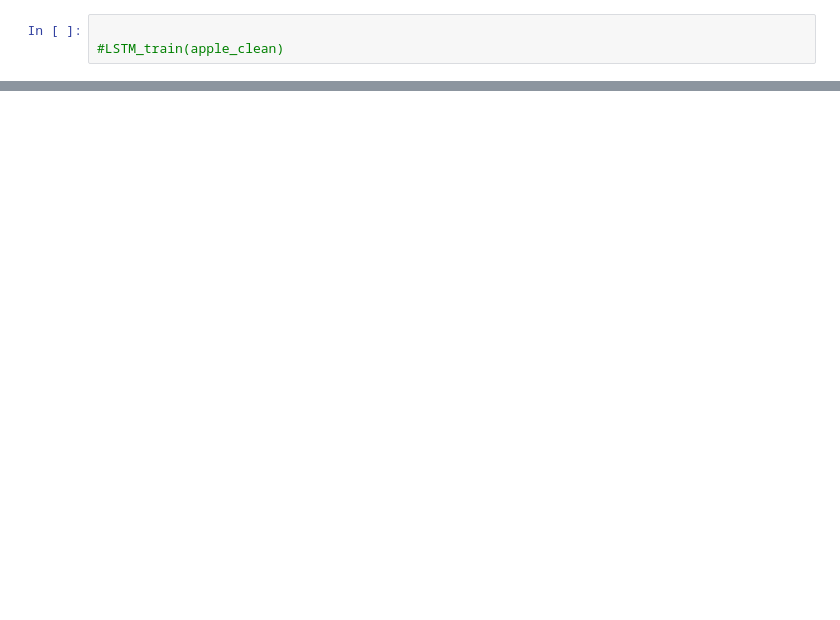
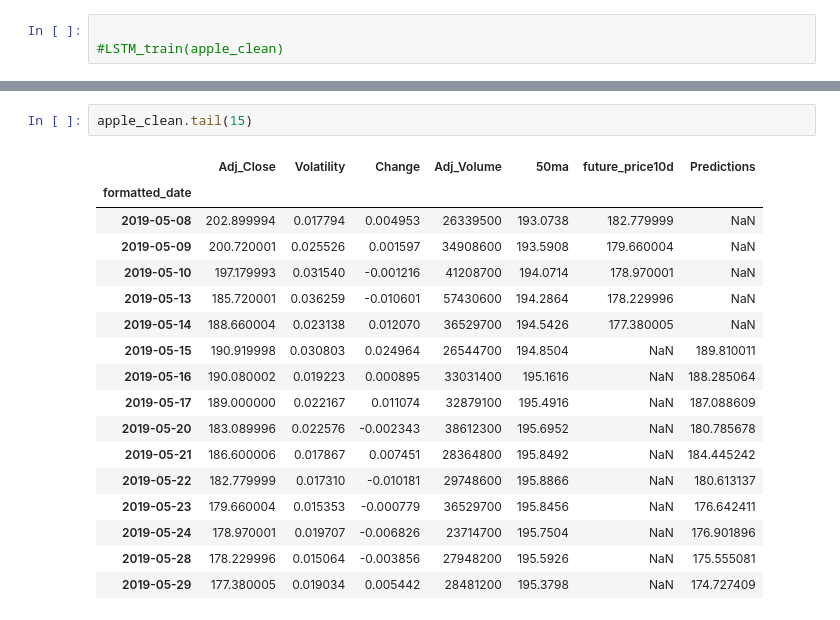
Before and after one commit to MartinMolestina/IH_finalproject, a Jupyter notebook: code/LinearRegression.ipynb, the cells around one changed output, grey strips where cells are left out. Drawn from its saved outputs; the diff is of its cells as text; blank space fills up the shorter version.

```diff
--- a/code/LinearRegression.ipynb
+++ b/code/LinearRegression.ipynb
@@ -266,0 +263,20 @@ df = apple_clean.copy()
+# %%
+apple_clean.tail(15)
+# %% [output]
+|  | Adj_Close | Volatility | Change | Adj_Volume | 50ma | future_price10d | Predictions |
+| formatted_date |  |  |  |  |  |  |  |
+| 2019-05-08 | 202.899994 | 0.017794 | 0.004953 | 26339500 | 193.0738 | 182.779999 | NaN |
+| 2019-05-09 | 200.720001 | 0.025526 | 0.001597 | 34908600 | 193.5908 | 179.660004 | NaN |
+| 2019-05-10 | 197.179993 | 0.031540 | -0.001216 | 41208700 | 194.0714 | 178.970001 | NaN |
+| 2019-05-13 | 185.720001 | 0.036259 | -0.010601 | 57430600 | 194.2864 | 178.229996 | NaN |
+| 2019-05-14 | 188.660004 | 0.023138 | 0.012070 | 36529700 | 194.5426 | 177.380005 | NaN |
+| 2019-05-15 | 190.919998 | 0.030803 | 0.024964 | 26544700 | 194.8504 | NaN | 189.810011 |
+| 2019-05-16 | 190.080002 | 0.019223 | 0.000895 | 33031400 | 195.1616 | NaN | 188.285064 |
+| 2019-05-17 | 189.000000 | 0.022167 | 0.011074 | 32879100 | 195.4916 | NaN | 187.088609 |
+| 2019-05-20 | 183.089996 | 0.022576 | -0.002343 | 38612300 | 195.6952 | NaN | 180.785678 |
+| 2019-05-21 | 186.600006 | 0.017867 | 0.007451 | 28364800 | 195.8492 | NaN | 184.445242 |
+| 2019-05-22 | 182.779999 | 0.017310 | -0.010181 | 29748600 | 195.8866 | NaN | 180.613137 |
+| 2019-05-23 | 179.660004 | 0.015353 | -0.000779 | 36529700 | 195.8456 | NaN | 176.642411 |
+| 2019-05-24 | 178.970001 | 0.019707 | -0.006826 | 23714700 | 195.7504 | NaN | 176.901896 |
+| 2019-05-28 | 178.229996 | 0.015064 | -0.003856 | 27948200 | 195.5926 | NaN | 175.555081 |
+| 2019-05-29 | 177.380005 | 0.019034 | 0.005442 | 28481200 | 195.3798 | NaN | 174.727409 |
```
Also changed, not shown: parts of 5 cells of this notebook, 5 other files.
